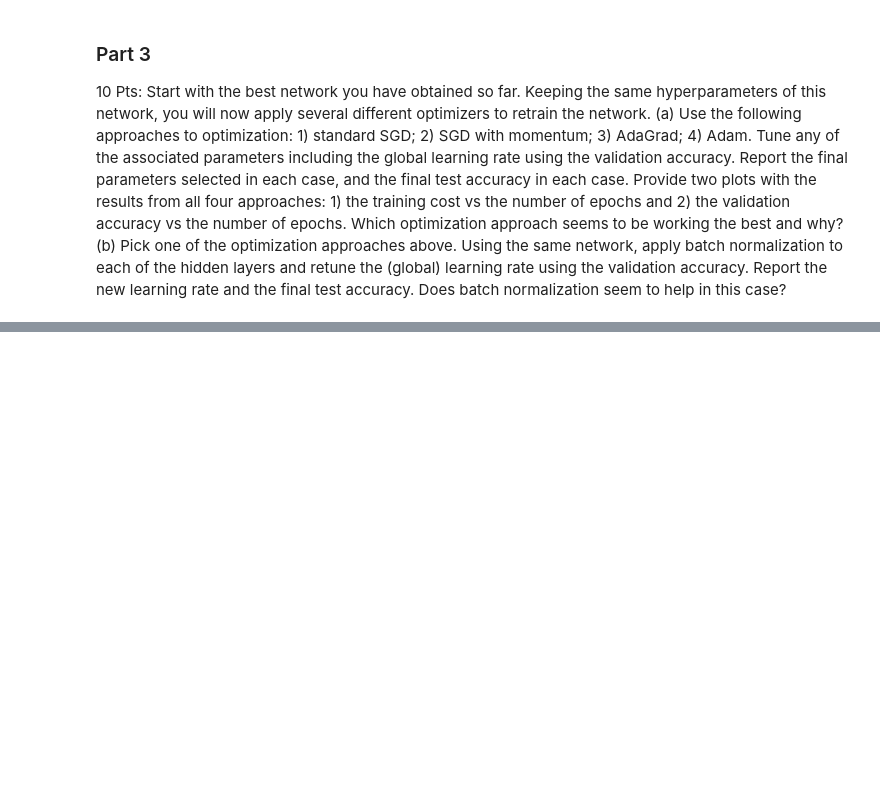
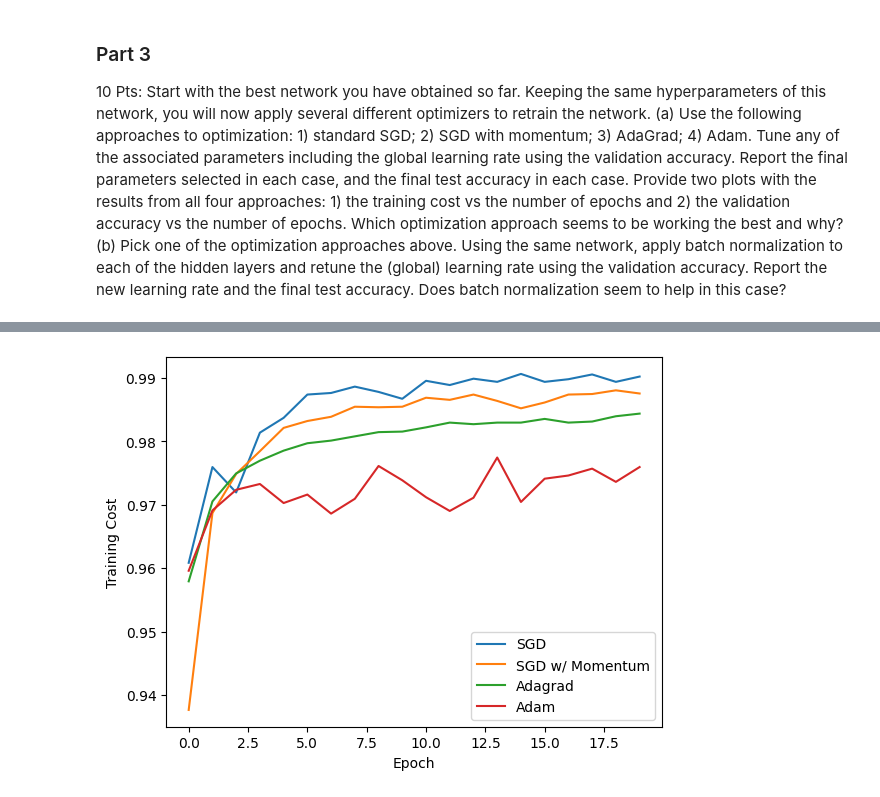
Before and after one commit to Jagardiner97/STAT-6685, a Jupyter notebook: HW4/src/cnn.ipynb, the cells around one changed output, grey strips where cells are left out. Cells and saved outputs as stored; diff of their text form; code cells hidden in the pictures; blank space fills up the shorter version.

```diff
--- a/HW4/src/cnn.ipynb
+++ b/HW4/src/cnn.ipynb
@@ -235,8 +230,8 @@ print(gs.best_score_, gs.best_params_)
 # %%
 # Reinitialize with the best parameters
 cnn = RegularizedNetwork(module = CNN,
-                         module__conv_size = gs.best_params_['module__conv_size'],
-                         module__l1 = gs.best_params_['module__l1'],
+                         module__conv_size = [16, 32],
+                         module__l1 = 256,
                          max_epochs = 20,
                          criterion = torch.nn.NLLLoss,
                          optimizer = torch.optim.SGD,
@@ -404,0 +571,13 @@ accuracy_score(y_test, y_pred)
+# %%
+# Validation Accuracy Plot
+plt.figure()
+plt.plot(history_sgd[:, 'valid_acc'], label='SGD')
+plt.plot(history_momentum[:, 'valid_acc'], label='SGD w/ Momentum')
+plt.plot(history_adagrad[:, 'valid_acc'], label='Adagrad')
+plt.plot(history_adam[:, 'valid_acc'], label='Adam')
+plt.xlabel('Epoch')
+plt.ylabel('Training Cost')
+plt.legend()
+plt.show()
+# %% [output]
+[figure, added]
```
Also changed, not shown: parts of 17 cells of this notebook.
